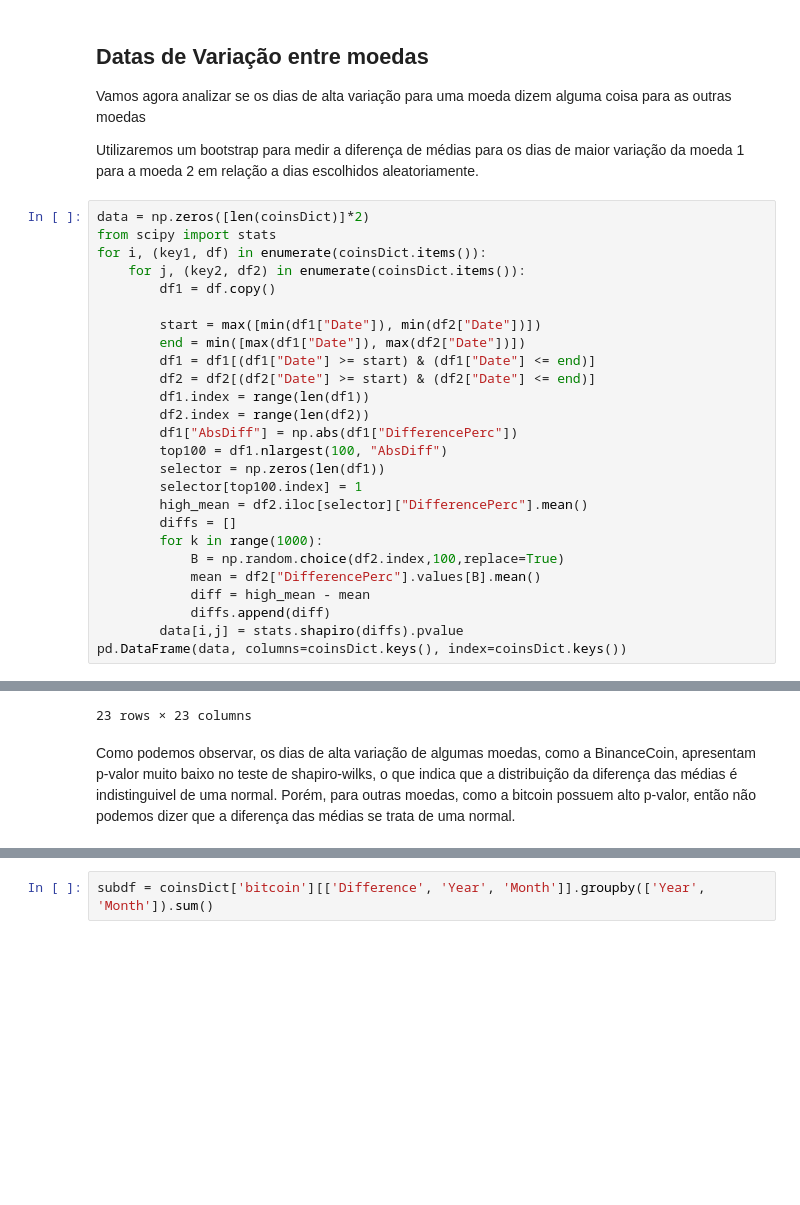
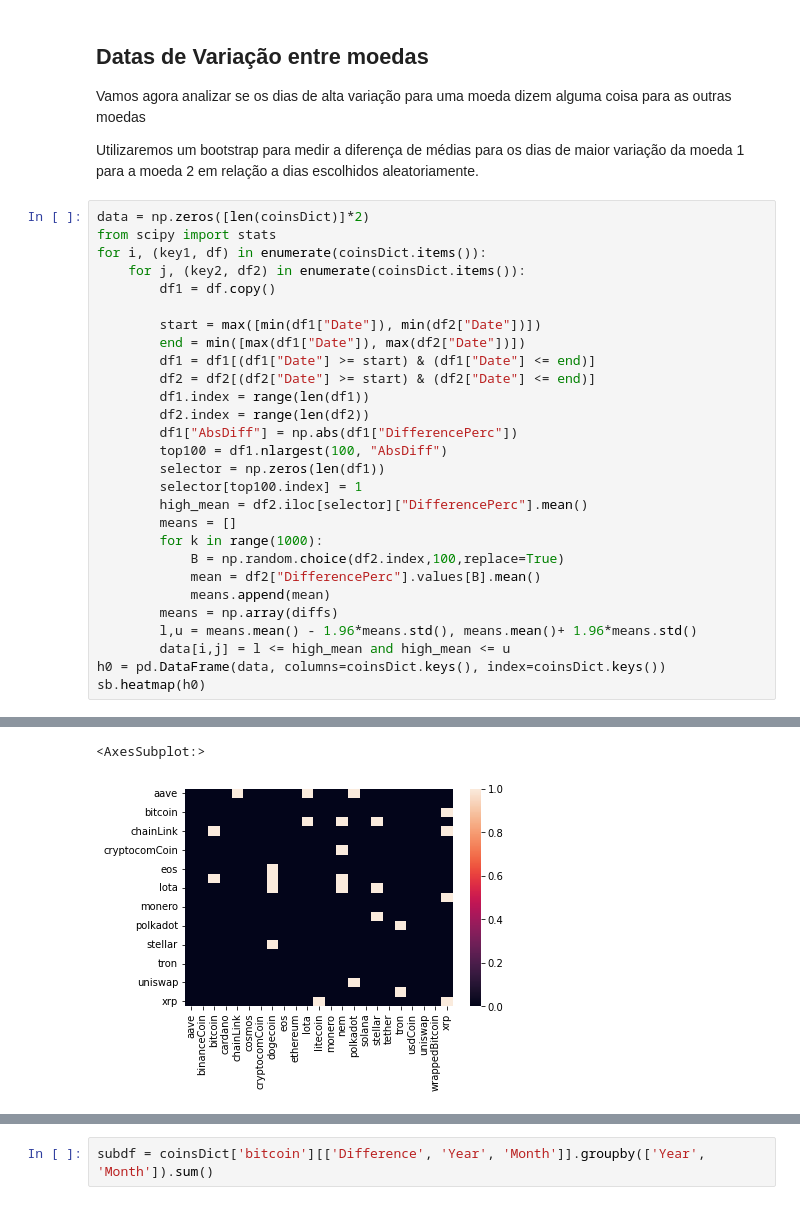
Before and after one commit to Bernardo-Senna/DataScience_Cryptocurrency_Project, a Jupyter notebook: notebooks/Final_Project_New.ipynb, the cells around one changed output, grey strips where cells are left out. Saved outputs shown, nothing was run; the diff lists cells and outputs as text; blank space fills up the shorter version.

```diff
--- a/notebooks/Final_Project_New.ipynb
+++ b/notebooks/Final_Project_New.ipynb
@@ -572,12 +572,14 @@ for i, (key1, df) in enumerate(coinsDict.items()):
         selector = np.zeros(len(df1))
         selector[top100.index] = 1
         high_mean = df2.iloc[selector]["DifferencePerc"].mean()
-        diffs = []
+        means = []
         for k in range(1000):
             B = np.random.choice(df2.index,100,replace=True)
             mean = df2["DifferencePerc"].values[B].mean()
-            diff = high_mean - mean
-            diffs.append(diff)
-        data[i,j] = stats.shapiro(diffs).pvalue
-pd.DataFrame(data, columns=coinsDict.keys(), index=coinsDict.keys())
+            means.append(mean)
+        means = np.array(diffs)
+        l,u = means.mean() - 1.96*means.std(), means.mean()+ 1.96*means.std()
+        data[i,j] = l <= high_mean and high_mean <= u
+h0 = pd.DataFrame(data, columns=coinsDict.keys(), index=coinsDict.keys())
+sb.heatmap(h0)
 # %% [output]
@@ -601,3 +586,2 @@ pd.DataFrame(data, columns=coinsDict.keys(), index=coinsDict.keys())
-23 rows × 23 columns
+<AxesSubplot:>
+[figure, added]
-# %% [markdown]
-Como podemos observar, os dias de alta variação de algumas moedas, como a BinanceCoin, apresentam p-valor muito baixo no teste de shapiro-wilks, o que indica que a distribuição da diferença das médias é indistinguivel de uma normal. Porém, para outras moedas, como a bitcoin possuem alto p-valor, então não podemos dizer que a diferença das médias se trata de uma normal.
```
Also changed, not shown: parts of 9 cells of this notebook.
